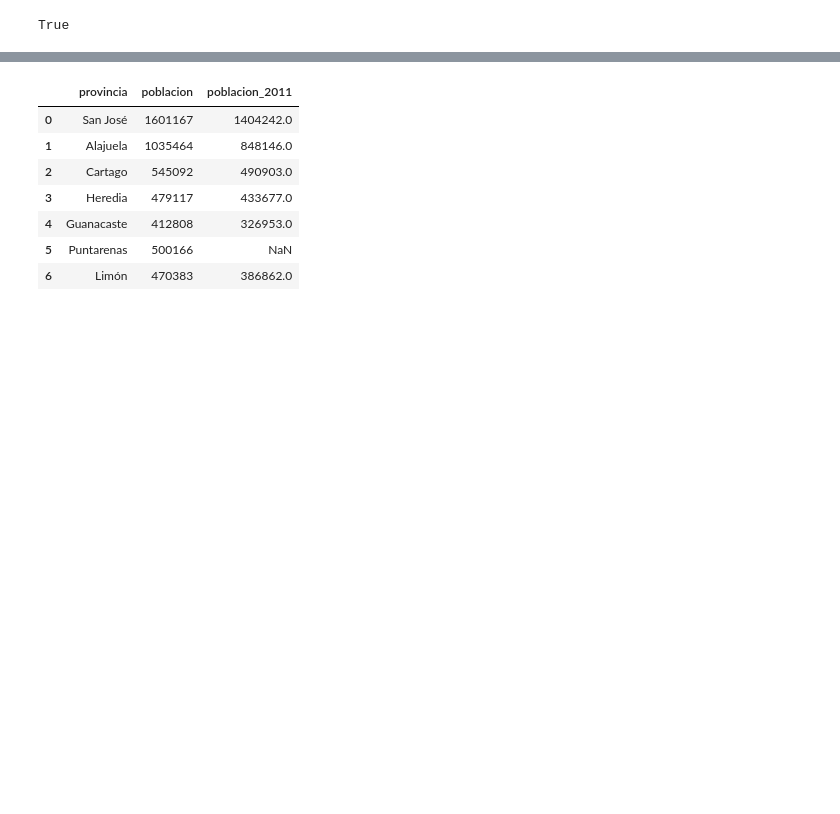
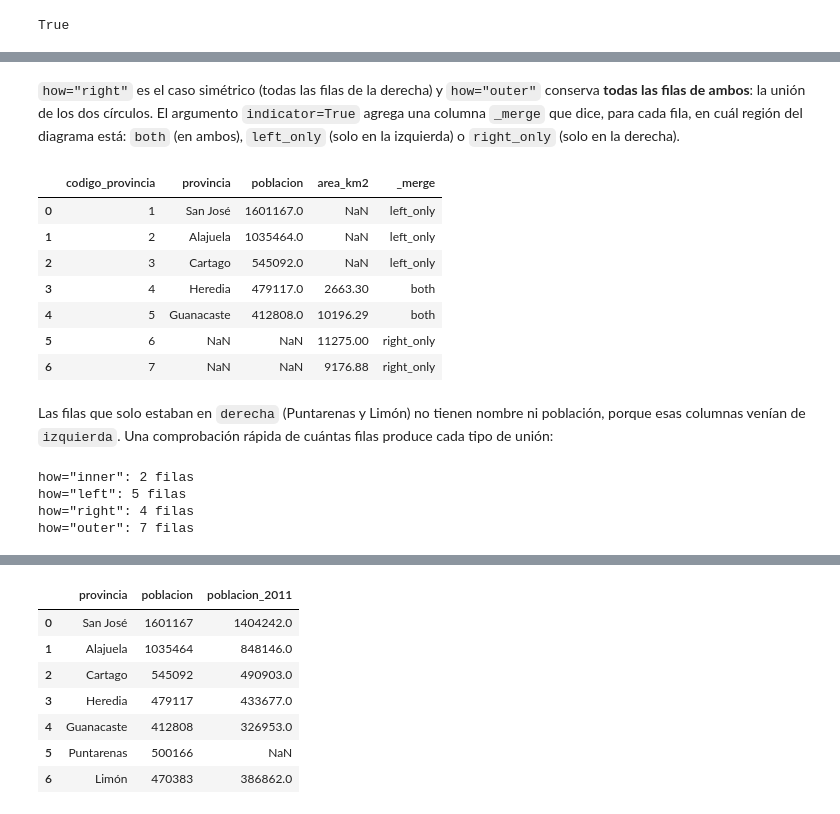
Before and after one commit to gf0657-programacionsig/2026-ii, a Jupyter notebook: contenidos/iii-analisis-visualizacion-datos/13-pandas-agrupacion-uniones.ipynb, the cells around one changed output, grey strips where cells are left out. Drawn from its saved outputs; the diff is of its cells as text; code cells hidden in the pictures; blank space fills up the shorter version.

```diff
--- a/contenidos/iii-analisis-visualizacion-datos/13-pandas-agrupacion-uniones.ipynb
+++ b/contenidos/iii-analisis-visualizacion-datos/13-pandas-agrupacion-uniones.ipynb
@@ -389,0 +393,8 @@ Cuando una llave no aparece en ambos DataFrames, el argumento `how` decide qué
+# %%
+# Dos DataFrames que solo comparten dos llaves (códigos 4 y 5)
+izquierda = provincias[["codigo_provincia", "provincia", "poblacion"]].head(5)
+derecha = provincias[["codigo_provincia", "area_km2"]].tail(4)
+
+print(izquierda)
+print()
+print(derecha)
@@ -389,0 +435,26 @@ Cuando una llave no aparece en ambos DataFrames, el argumento `how` decide qué
+# %% [markdown]
+`how="right"` es el caso simétrico (todas las filas de la derecha) y `how="outer"` conserva **todas las filas de ambos**: la unión de los dos círculos. El argumento `indicator=True` agrega una columna `_merge` que dice, para cada fila, en cuál región del diagrama está: `both` (en ambos), `left_only` (solo en la izquierda) o `right_only` (solo en la derecha).
+# %%
+# outer: las siete provincias; _merge indica de dónde viene cada fila
+izquierda.merge(derecha, on="codigo_provincia", how="outer", indicator=True)
+# %% [output]
+|  | codigo_provincia | provincia | poblacion | area_km2 | _merge |
+| 0 | 1 | San José | 1601167.0 | NaN | left_only |
+| 1 | 2 | Alajuela | 1035464.0 | NaN | left_only |
+| 2 | 3 | Cartago | 545092.0 | NaN | left_only |
+| 3 | 4 | Heredia | 479117.0 | 2663.30 | both |
+| 4 | 5 | Guanacaste | 412808.0 | 10196.29 | both |
+| 5 | 6 | NaN | NaN | 11275.00 | right_only |
+| 6 | 7 | NaN | NaN | 9176.88 | right_only |
+# %% [markdown]
+Las filas que solo estaban en `derecha` (Puntarenas y Limón) no tienen nombre ni población, porque esas columnas venían de `izquierda`. Una comprobación rápida de cuántas filas produce cada tipo de unión:
+# %%
+# Cantidad de filas del resultado según el tipo de unión
+for tipo in ["inner", "left", "right", "outer"]:
+    resultado = izquierda.merge(derecha, on="codigo_provincia", how=tipo)
+    print(f'how="{tipo}": {len(resultado)} filas')
+# %% [output]
+how="inner": 2 filas
+how="left": 5 filas
+how="right": 4 filas
+how="outer": 7 filas
```
Also changed, not shown: parts of 25 cells of this notebook.
